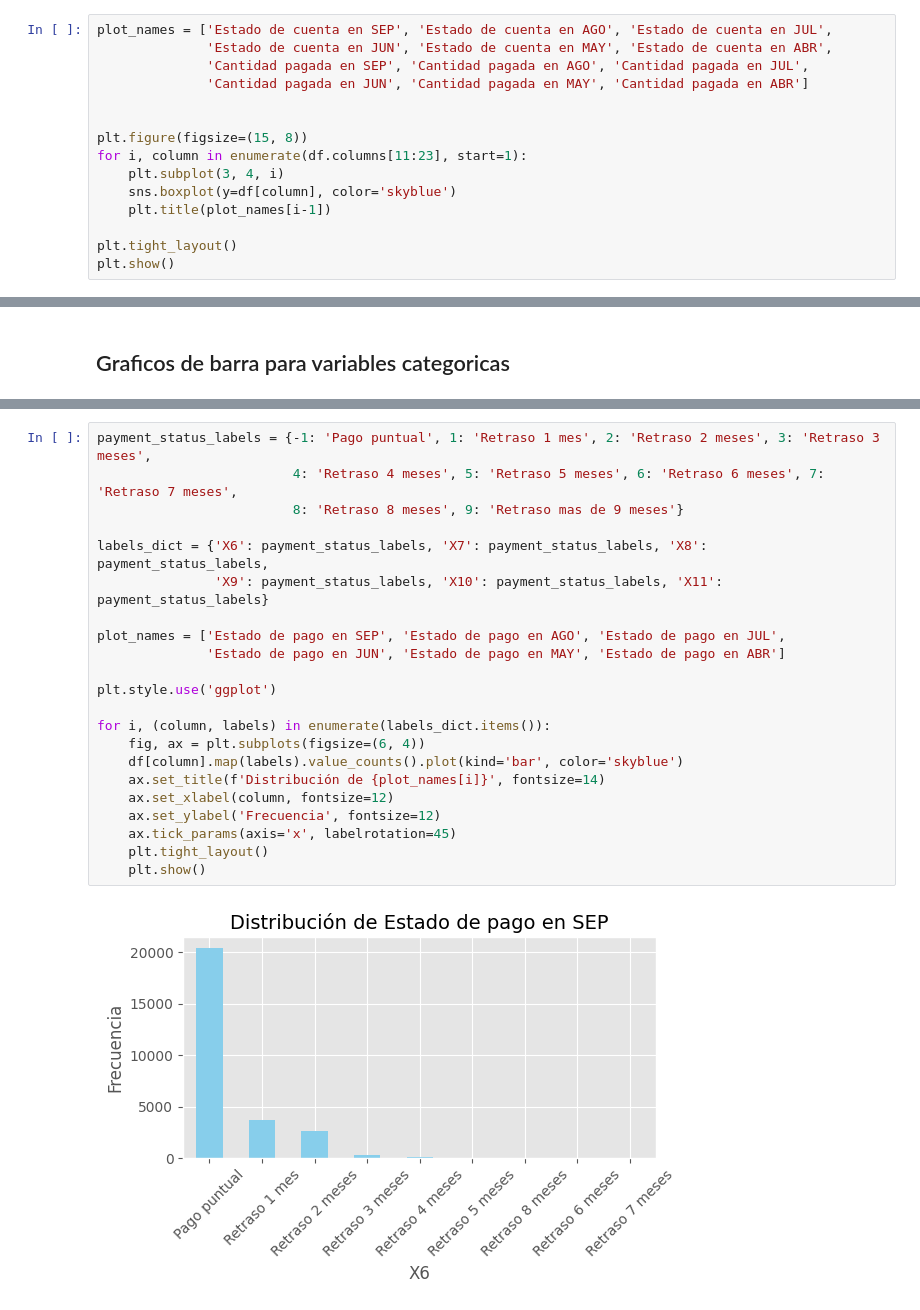
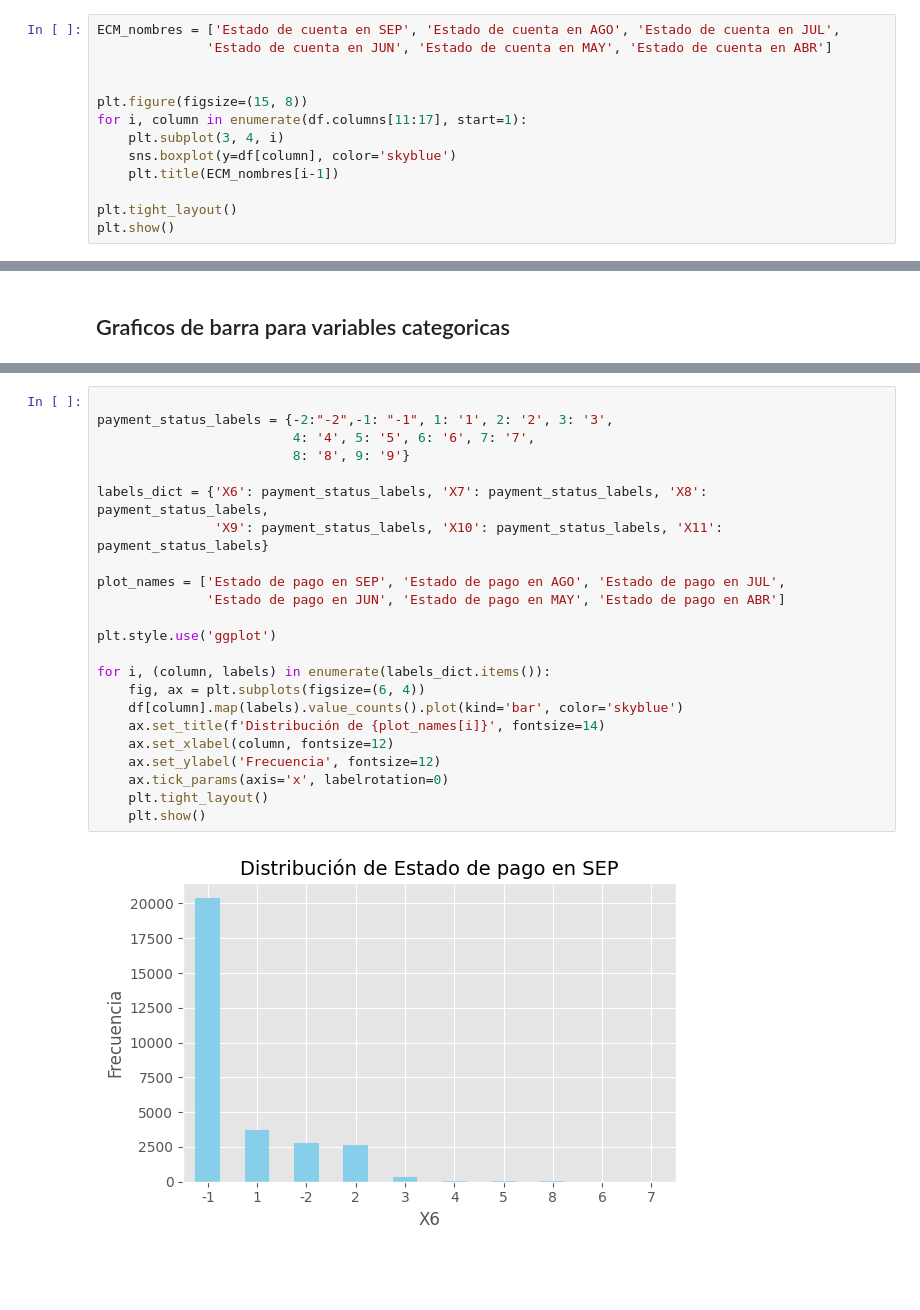
Before and after one commit to lmunozm2/Proyecto-2, a Jupyter notebook: Estadisticas_D_Soporte_2.ipynb, the cells around one changed output, grey strips where cells are left out. Cells and saved outputs as stored; diff of their text form; blank space fills up the shorter version.

```diff
--- a/Estadisticas_D_Soporte_2.ipynb
+++ b/Estadisticas_D_Soporte_2.ipynb
@@ -119,17 +110,15 @@ Text(0.5, 1.0, 'Edad')
 [figure]
 [figure]
 # %%
-plot_names = ['Estado de cuenta en SEP', 'Estado de cuenta en AGO', 'Estado de cuenta en JUL',
-              'Estado de cuenta en JUN', 'Estado de cuenta en MAY', 'Estado de cuenta en ABR',
-              'Cantidad pagada en SEP', 'Cantidad pagada en AGO', 'Cantidad pagada en JUL',
-              'Cantidad pagada en JUN', 'Cantidad pagada en MAY', 'Cantidad pagada en ABR']
+ECM_nombres = ['Estado de cuenta en SEP', 'Estado de cuenta en AGO', 'Estado de cuenta en JUL',
+              'Estado de cuenta en JUN', 'Estado de cuenta en MAY', 'Estado de cuenta en ABR']
 
 
 plt.figure(figsize=(15, 8))
-for i, column in enumerate(df.columns[11:23], start=1):
+for i, column in enumerate(df.columns[11:17], start=1):
     plt.subplot(3, 4, i)
     sns.boxplot(y=df[column], color='skyblue')
-    plt.title(plot_names[i-1])
+    plt.title(ECM_nombres[i-1])
 
 plt.tight_layout()
 plt.show()
@@ -167,26 +193,27 @@ plt.show()
 # %% [output]
 [figure]
 # %%
-payment_status_labels = {-1: 'Pago puntual', 1: 'Retraso 1 mes', 2: 'Retraso 2 meses', 3: 'Retraso 3 meses',
-                         4: 'Retraso 4 meses', 5: 'Retraso 5 meses', 6: 'Retraso 6 meses', 7: 'Retraso 7 meses',
-                         8: 'Retraso 8 meses', 9: 'Retraso mas de 9 meses'}
+
+payment_status_labels = {-2:"-2",-1: "-1", 1: '1', 2: '2', 3: '3',
+                         4: '4', 5: '5', 6: '6', 7: '7',
+                         8: '8', 9: '9'}
 
 labels_dict = {'X6': payment_status_labels, 'X7': payment_status_labels, 'X8': payment_status_labels,
                'X9': payment_status_labels, 'X10': payment_status_labels, 'X11': payment_status_labels}
 
 plot_names = ['Estado de pago en SEP', 'Estado de pago en AGO', 'Estado de pago en JUL',
               'Estado de pago en JUN', 'Estado de pago en MAY', 'Estado de pago en ABR']
 
 plt.style.use('ggplot')
 
 for i, (column, labels) in enumerate(labels_dict.items()):
     fig, ax = plt.subplots(figsize=(6, 4))
     df[column].map(labels).value_counts().plot(kind='bar', color='skyblue')
     ax.set_title(f'Distribución de {plot_names[i]}', fontsize=14)
     ax.set_xlabel(column, fontsize=12)
     ax.set_ylabel('Frecuencia', fontsize=12)
-    ax.tick_params(axis='x', labelrotation=45)
+    ax.tick_params(axis='x', labelrotation=0)
     plt.tight_layout()
     plt.show()
 # %% [output]
-[figure, old version]
+[figure, new version]
```
Also changed, not shown: parts of 13 cells of this notebook.
